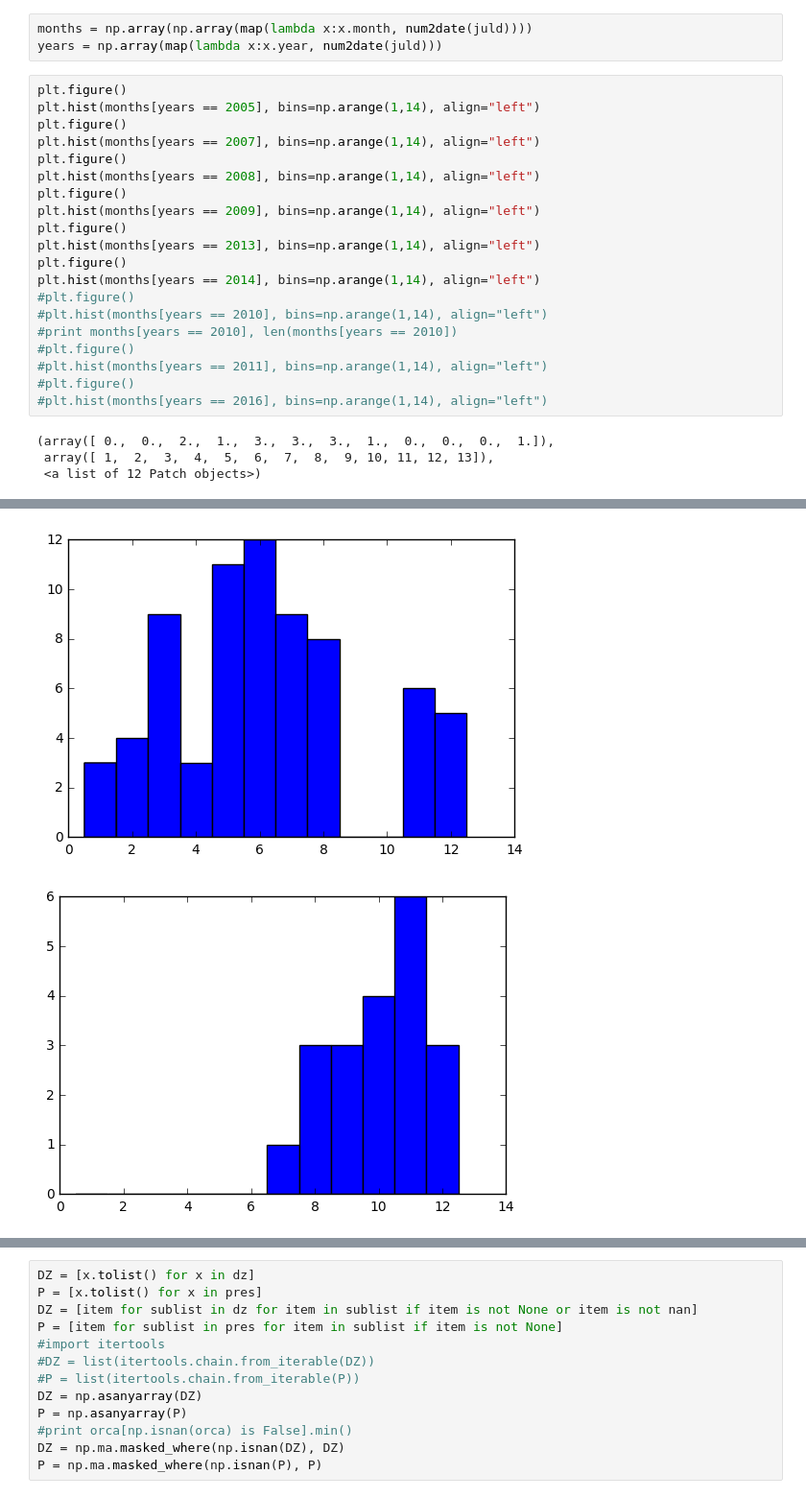
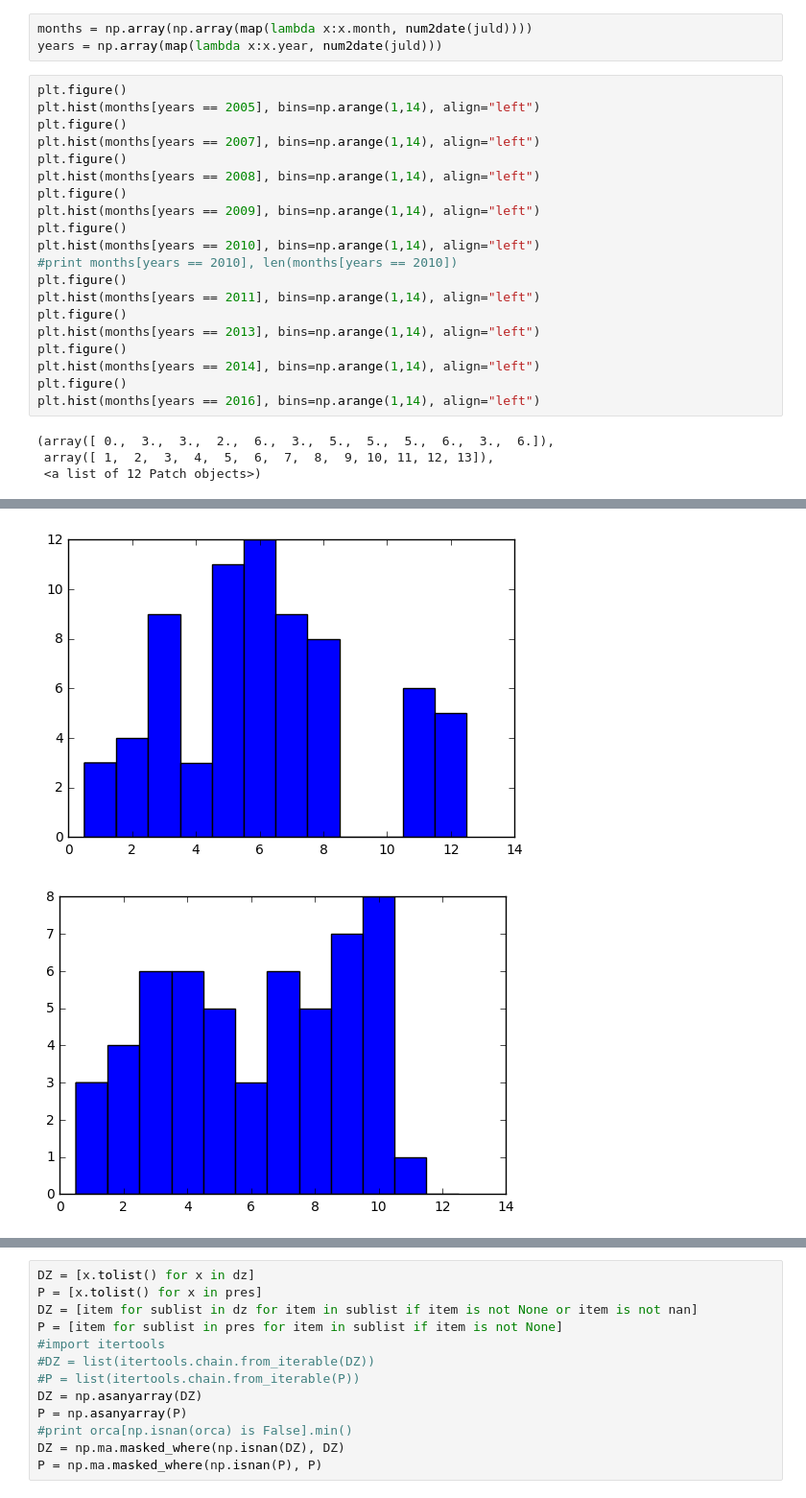
Before and after one commit to ocesaulo/Argo_database, a Jupyter notebook: do_argoprofiles_central_tsio.ipynb, the cells around one changed output, grey strips where cells are left out. Shown at 96% size. Cells and saved outputs as stored; diff of their text form.

```diff
--- a/do_argoprofiles_central_tsio.ipynb
+++ b/do_argoprofiles_central_tsio.ipynb
@@ -154,29 +167,29 @@ years = np.array(map(lambda x:x.year, num2date(juld)))
 # %%
 plt.figure()
 plt.hist(months[years == 2005], bins=np.arange(1,14), align="left")
 plt.figure()
 plt.hist(months[years == 2007], bins=np.arange(1,14), align="left")
 plt.figure()
 plt.hist(months[years == 2008], bins=np.arange(1,14), align="left")
 plt.figure()
 plt.hist(months[years == 2009], bins=np.arange(1,14), align="left")
 plt.figure()
+plt.hist(months[years == 2010], bins=np.arange(1,14), align="left")
+#print months[years == 2010], len(months[years == 2010])
+plt.figure()
+plt.hist(months[years == 2011], bins=np.arange(1,14), align="left")
+plt.figure()
 plt.hist(months[years == 2013], bins=np.arange(1,14), align="left")
 plt.figure()
 plt.hist(months[years == 2014], bins=np.arange(1,14), align="left")
-#plt.figure()
-#plt.hist(months[years == 2010], bins=np.arange(1,14), align="left")
-#print months[years == 2010], len(months[years == 2010])
-#plt.figure()
-#plt.hist(months[years == 2011], bins=np.arange(1,14), align="left")
-#plt.figure()
-#plt.hist(months[years == 2016], bins=np.arange(1,14), align="left")
+plt.figure()
+plt.hist(months[years == 2016], bins=np.arange(1,14), align="left")
 # %% [output]
-(array([ 0.,  0.,  2.,  1.,  3.,  3.,  3.,  1.,  0.,  0.,  0.,  1.]),
+(array([ 0.,  3.,  3.,  2.,  6.,  3.,  5.,  5.,  5.,  6.,  3.,  6.]),
  array([ 1,  2,  3,  4,  5,  6,  7,  8,  9, 10, 11, 12, 13]),
  <a list of 12 Patch objects>)
 [figure]
 [figure]
 [figure]
 [figure]
-[figure, old version]
+[figure, new version]
```
Also changed, not shown: parts of 18 cells of this notebook.
